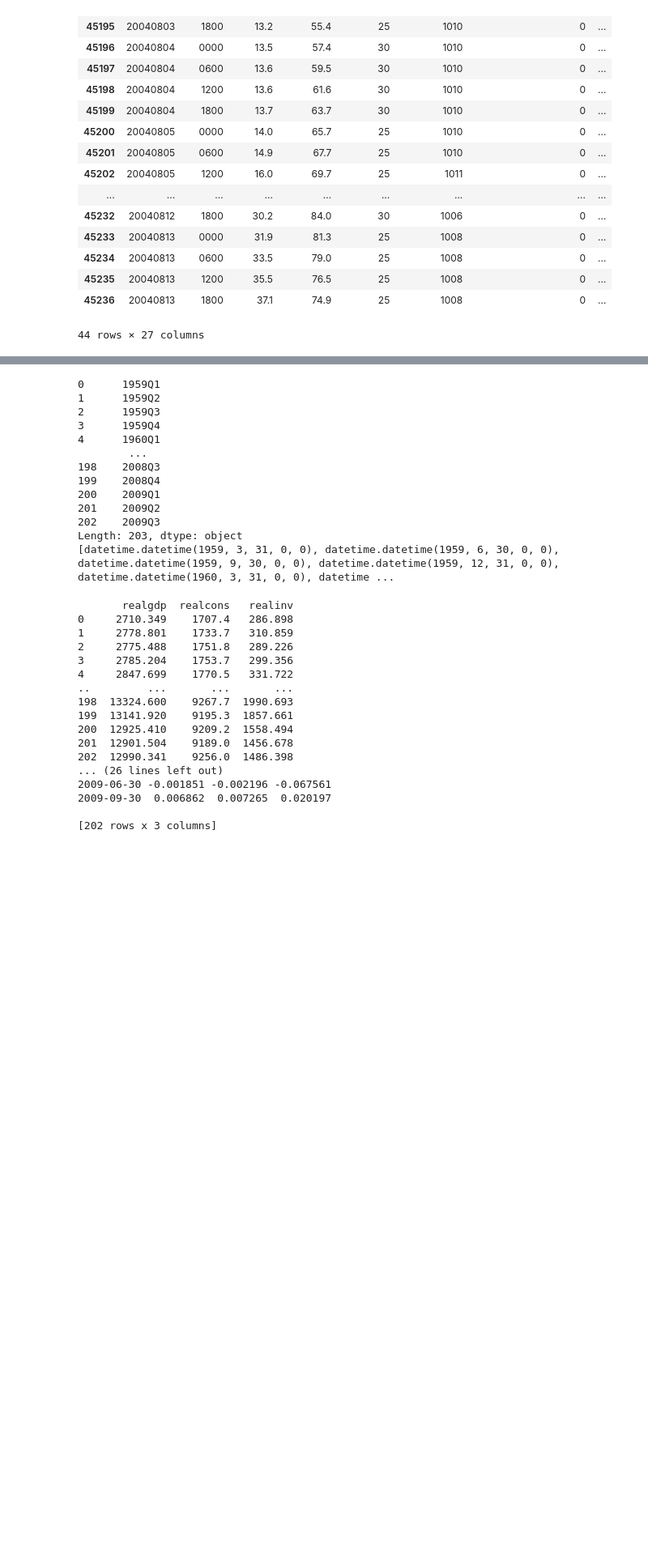
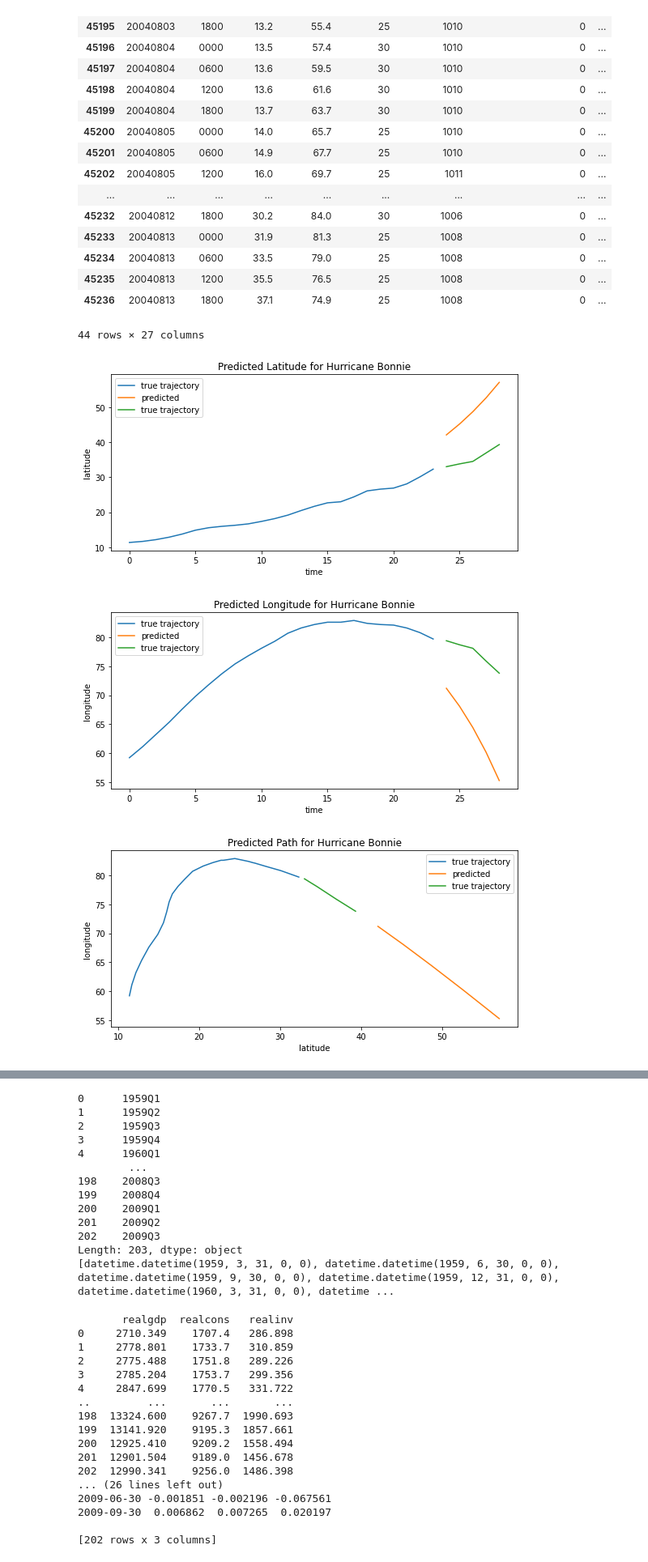
Before and after one commit to samco7/hurricane-prediction, a Jupyter notebook: Code/initial_predictions.ipynb, the cells around one changed output, grey strips where cells are left out. Shown: that part at 81% size. Cells and saved outputs as stored; diff of their text form; code cells hidden in the pictures; blank space fills up the shorter version.

```diff
--- a/Code/initial_predictions.ipynb
+++ b/Code/initial_predictions.ipynb
@@ -330,6 +349,80 @@ atlantic[1]
 | 45235 | 20040813 | 1200 | 35.5 | 76.5 | 25 | 1008 | 0 | ... |
 | 45236 | 20040813 | 1800 | 37.1 | 74.9 | 25 | 1008 | 0 | ... |
 44 rows × 27 columns
+# %%
+#convert time to quarters of the day
+time = []
+time_ = atlantic[2]['Time'][1:]
+for t in time_:
+    if t==' 0000':
+        time.append('Q1')
+    elif t==' 0600':
+        time.append('Q2')
+    elif t==' 1200':
+        time.append('Q3')
+    elif t==' 1800':
+        time.append('Q4')
+date = list(atlantic[2]['Date'][1:])
+dates = pd.DataFrame(date) + pd.DataFrame(time)
+# print(str(quarterly))
+# # html = response.read().decode('utf-8')
+# dates = dates_from_str(str(quarterly))
+alex = atlantic[2][1:]
+data = alex[['Latitude','Longitude']]
+data.index = dates
+model = VAR(data[:-5])
+
+results = model.fit(2)
+results.summary()
+
+# results.plot()
+lag_order = results.k_ar
+predicted_vals = np.array(results.forecast(data.values[-lag_order:],5))
+plt.plot(np.arange(24), list(data['Latitude'][:-5]),label='true trajectory')
+plt.plot(np.arange(24,29), predicted_vals[:,0],label='predicted')
+plt.plot(np.arange(24,29), list(data['Latitude'][-5:]),label='true trajectory')
+plt.title('Predicted Latitude for Hurricane Bonnie')
+plt.xlabel('time')
+plt.ylabel('latitude')
+plt.legend()
+plt.show()
+
+plt.plot(np.arange(24), list(data['Longitude'][:-5]),label='true trajectory')
+plt.plot(np.arange(24,29), predicted_vals[:,1],label='predicted')
+plt.plot(np.arange(24,29), list(data['Longitude'][-5:]),label='true trajectory')
+plt.title('Predicted Longitude for Hurricane Bonnie')
+plt.xlabel('time')
+plt.ylabel('longitude')
+plt.legend()
+plt.show()
+
+plt.plot(list(data['Latitude'][:-5]), list(data['Longitude'][:-5]),label='true trajectory')
+plt.plot(predicted_vals[:,0], predicted_vals[:,1],label='predicted')
+plt.plot(list(data['Latitude'][-5:]), list(data['Longitude'][-5:]),label='true trajectory')
+plt.title('Predicted Path for Hurricane Bonnie')
+plt.xlabel('latitude')
+plt.ylabel('longitude')
+plt.legend()
+plt.show()
+
+
+# plt.plot(np.arange(24-5), list(data['Longitude']))
+# plt.plot(np.arange(23,28), predicted_vals[:,1])
+# plt.title('Predicted Longitude for Hurricane Alex')
+# plt.xlabel('time')
+# plt.ylabel('longitude')
+# plt.show()
+
+# plt.plot(list(data['Latitude']), list(data['Longitude']))
+# plt.plot(predicted_vals[:,0], predicted_vals[:,1])
+# plt.title('Predicted Path for Hurricane Alex')
+# plt.xlabel('latitude')
+# plt.ylabel('longitude')
+# plt.show()
+# %% [output]
+[figure, added]
+[figure, added]
+[figure, added]
 # %%
 mdata = sm.datasets.macrodata.load_pandas().data
 mdata
```
Also changed, not shown: parts of 4 cells of this notebook, 3 other files.
